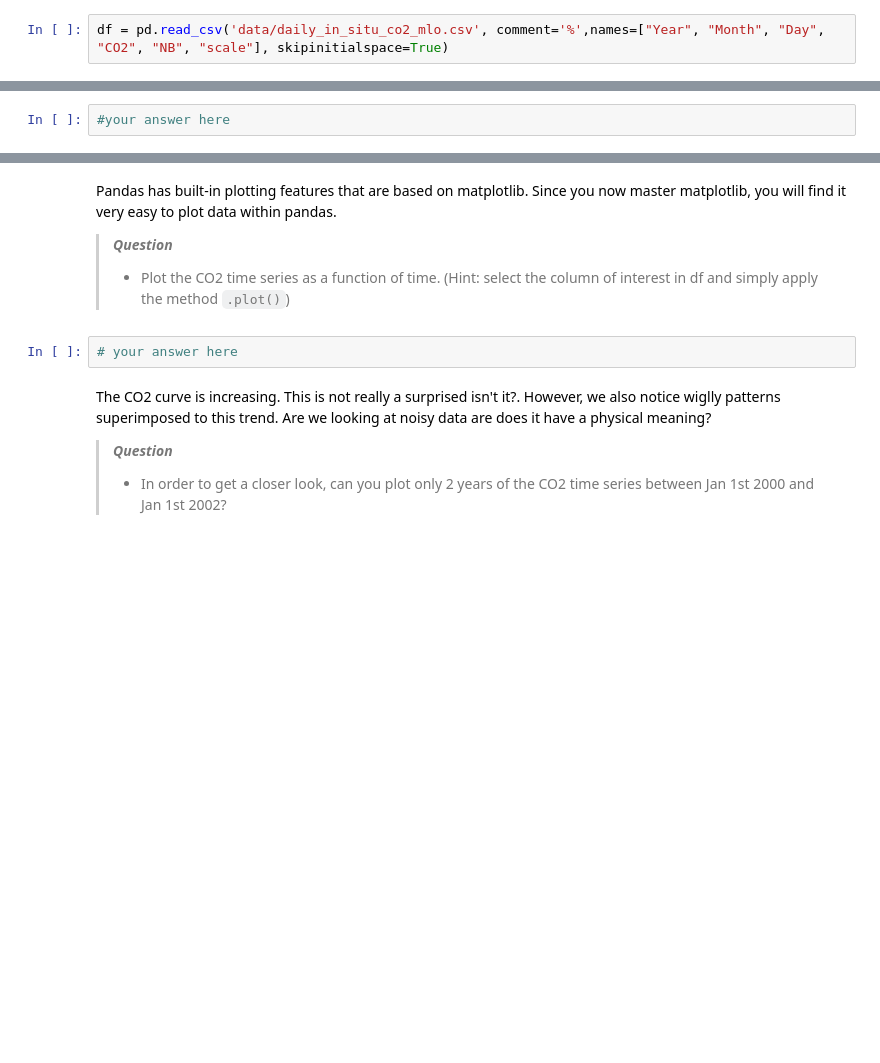
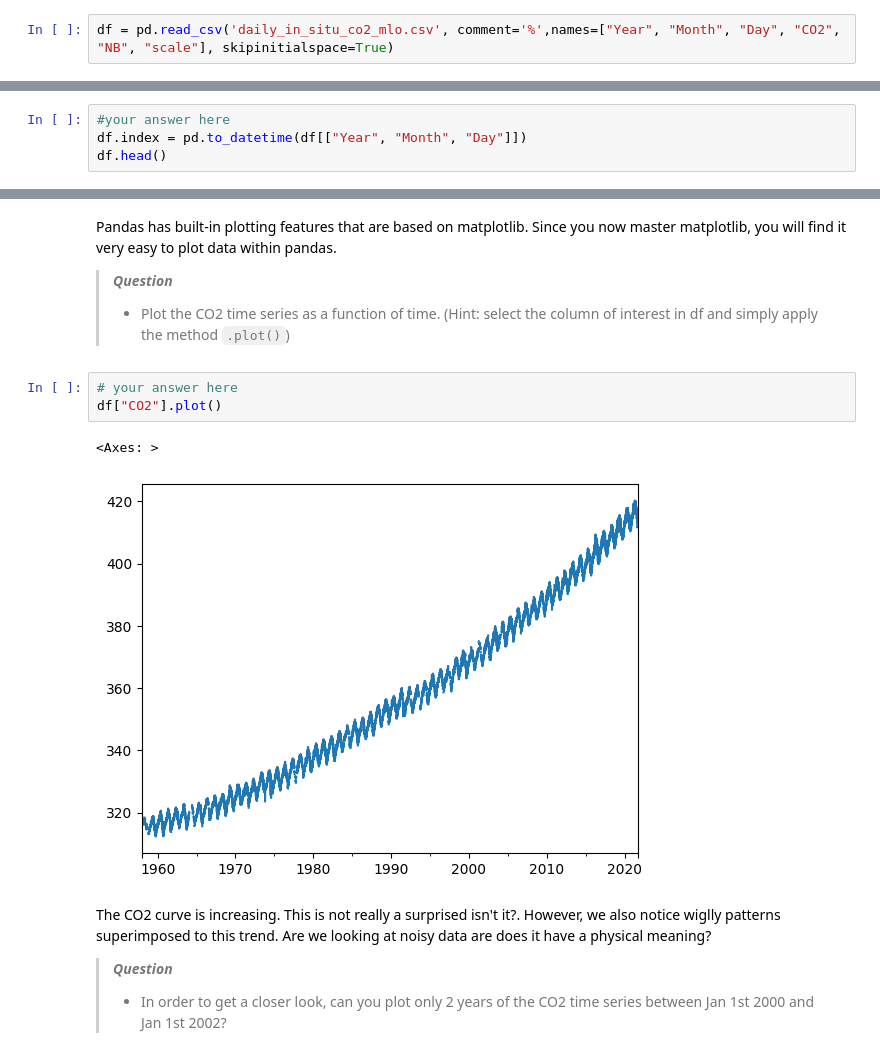
Before and after one commit to holguin2900/MEC-5107-EP-MachineLearning, a Jupyter notebook: 0-moodle/1_tutoriales/01_tutorial_introduction.ipynb, the cells around one changed output, grey strips where cells are left out. Saved outputs shown, nothing was run; the diff lists cells and outputs as text; blank space fills up the shorter version.

```diff
--- a/0-moodle/1_tutoriales/01_tutorial_introduction.ipynb
+++ b/0-moodle/1_tutoriales/01_tutorial_introduction.ipynb
@@ -233,7 +274,7 @@ We are going to use the function [`pd.read_csv`](https://pandas.pydata.org/panda
 
 Use `pd.read_csv` to load the content of `data/daily_in_situ_co2_mlo.csv` into a DataFrame called `df`.
 # %%
-df = pd.read_csv('data/daily_in_situ_co2_mlo.csv', comment='%',names=["Year", "Month", "Day", "CO2", "NB", "scale"], skipinitialspace=True)
+df = pd.read_csv('daily_in_situ_co2_mlo.csv', comment='%',names=["Year", "Month", "Day", "CO2", "NB", "scale"], skipinitialspace=True)
 # %% [markdown]
 To access your data, you will need to know the metadata, i.e. the label of each column in the csv file (in this case provided by yourself). You can get a quick overview of your data by typing `df.head()` or `df.describe()`. You will see that the Dataframe `df` can be treated like a spreadsheet with labeled columns and entries for each column. You can view the labels with `df.columns` and the rows indices with `df.index`. Make sure you understand the type of each column of the dataset with `df.dtypes`.
 # %%
@@ -260,3 +306,5 @@ You can select a column of the DataFrame by passing one name to `df` like `df["Y
 One killer feature of pandas is the way it handles time series. In order to use the full potential of such tool, one need to change the index to a date that is recognized by pandas. We use [`pd.to_datetime`](https://pandas.pydata.org/pandas-docs/stable/reference/api/pandas.to_datetime.html) to combine the information in the year, month and day columns of the dataframe. `pd.to_datetime` handles several formats as input and you should be careful to use the correct input format. However, because we carefully chose the name of the columns when we imported the file, we can directly assemble the columns `Year`, `Month`, `Day` to create a new datetime object. You can follow the method in the [documentation](https://pandas.pydata.org/pandas-docs/stable/user_guide/timeseries.html#assembling-datetime-from-multiple-dataframe-columns) to re-allocate `df.index` to a `datetime` type variable. Henceforth, we will use `df.index` to access the time dimension.
 # %%
 #your answer here
+df.index = pd.to_datetime(df[["Year", "Month", "Day"]])
+df.head()
@@ -288,6 +380,10 @@ Pandas has built-in plotting features that are based on matplotlib. Since you no
 > - Plot the CO2 time series as a function of time. (Hint: select the column of interest in df and simply apply the method `.plot()`)
 # %%
 # your answer here
+df["CO2"].plot()
+# %% [output]
+<Axes: >
+[figure, added]
 # %% [markdown]
 The CO2 curve is increasing. This is not really a surprised isn't it?. However, we also notice wiglly patterns superimposed to this trend. Are we looking at noisy data are does it have a physical meaning?
 
```
Also changed, not shown: parts of 22 cells of this notebook.
